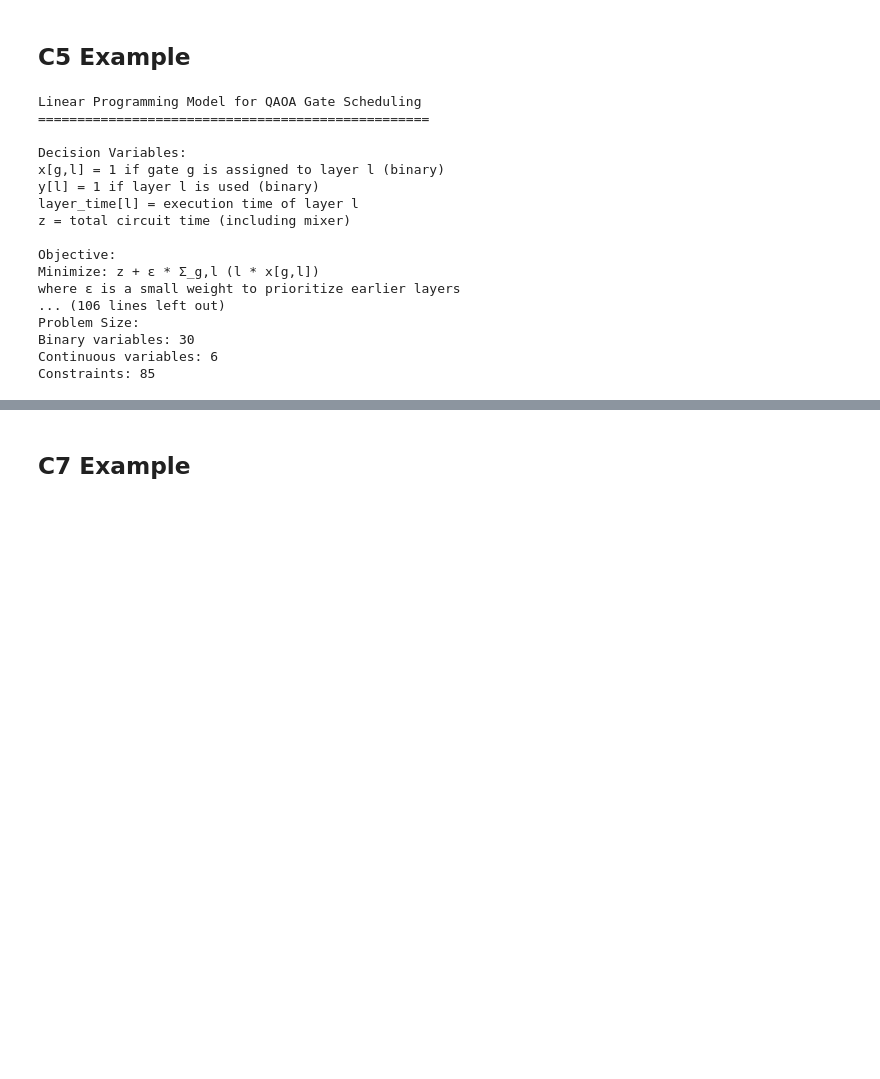
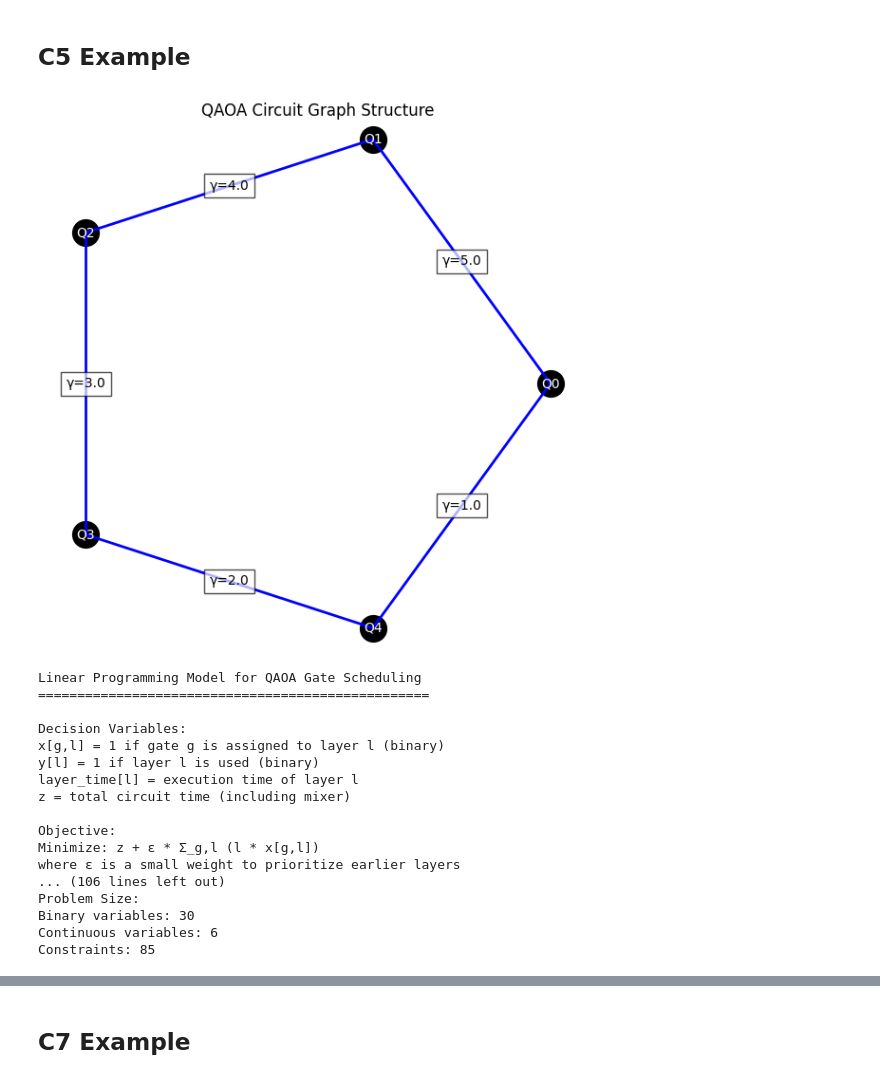
Before and after one commit to Mostafa-Atallah2020/QintProg, a Jupyter notebook: notebooks/QAOA schedueling.ipynb, the cells around one changed output, grey strips where cells are left out. Cells and saved outputs as stored; diff of their text form; code cells hidden in the pictures; blank space fills up the shorter version.

```diff
--- a/notebooks/QAOA schedueling.ipynb
+++ b/notebooks/QAOA schedueling.ipynb
@@ -8,5 +9,36 @@ import numpy as np
 # %% [markdown]
 ## C5 Example
+# %%
+def visualize_graph(circuit: QAOACircuit):
+    plt.figure(figsize=(6, 6))
+    n = circuit.n_qubits
+    angles = np.linspace(0, 2 * np.pi, n, endpoint=False)
+    pos = {i: (np.cos(angles[i]), np.sin(angles[i])) for i in range(n)}
+
+    for i in range(n):
+        plt.plot(pos[i][0], pos[i][1], "ko", markersize=20)
+        plt.text(pos[i][0], pos[i][1], f"Q{i}", ha="center", va="center", color="white")
+
+    for (i, j), gamma in circuit.gamma_gates.items():
+        x = [pos[i][0], pos[j][0]]
+        y = [pos[i][1], pos[j][1]]
+        plt.plot(x, y, "b-", linewidth=2)
+        mid_x = (pos[i][0] + pos[j][0]) / 2
+        mid_y = (pos[i][1] + pos[j][1]) / 2
+        plt.text(
+            mid_x,
+            mid_y,
+            f"γ={gamma}",
+            ha="center",
+            va="center",
+            bbox=dict(facecolor="white", alpha=0.7),
+        )
+
+    plt.axis("equal")
+    plt.axis("off")
+    plt.title("QAOA Circuit Graph Structure")
+    plt.tight_layout()
+    plt.show()
 # %%
 def example_c5_circuit() -> QAOACircuit:
     """Create example QAOA circuit on 5 qubits."""
@@ -24,16 +56,18 @@ def example_c5_circuit() -> QAOACircuit:
 # %%
 # Create circuit
 circuit = example_c5_circuit()
+visualize_graph(circuit)
 
-# Create schedulera
+# Create scheduler
 scheduler = QAOAScheduler(circuit)
 
 # Print LP model
 print(scheduler.get_lp_model())
 
 # Get schedule
 result = scheduler.schedule_greedy()
 # %% [output]
+[figure, added]
 Linear Programming Model for QAOA Gate Scheduling
 ==================================================
 
```
Also changed, not shown: parts of 18 cells of this notebook, 1 other file.
